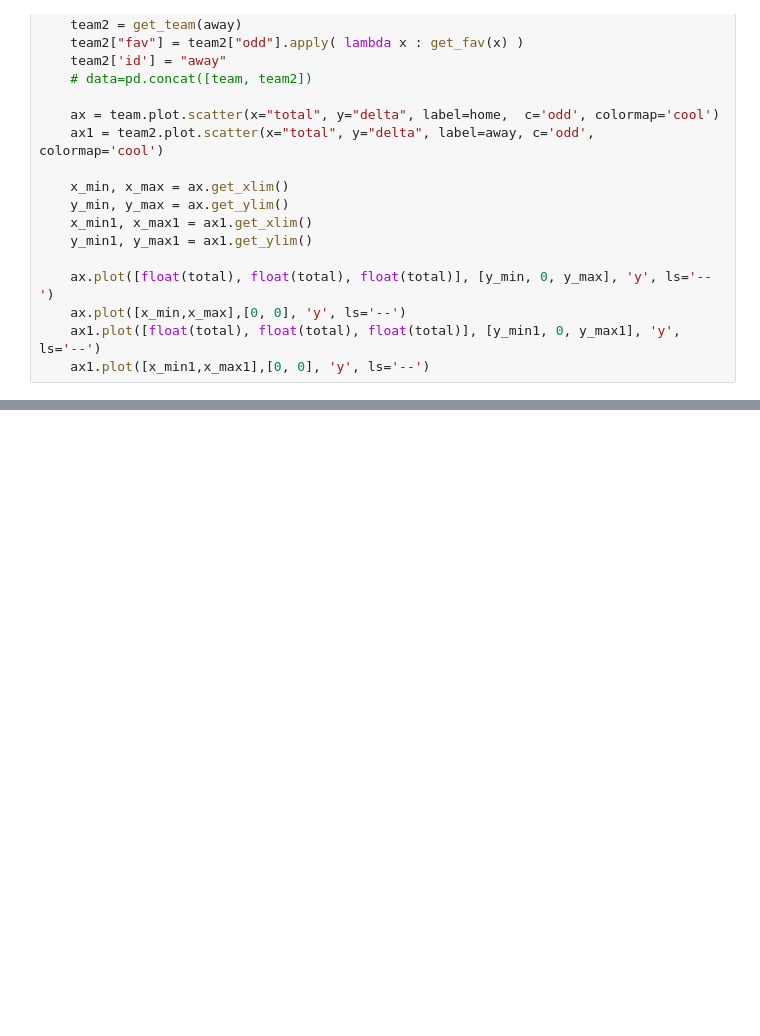
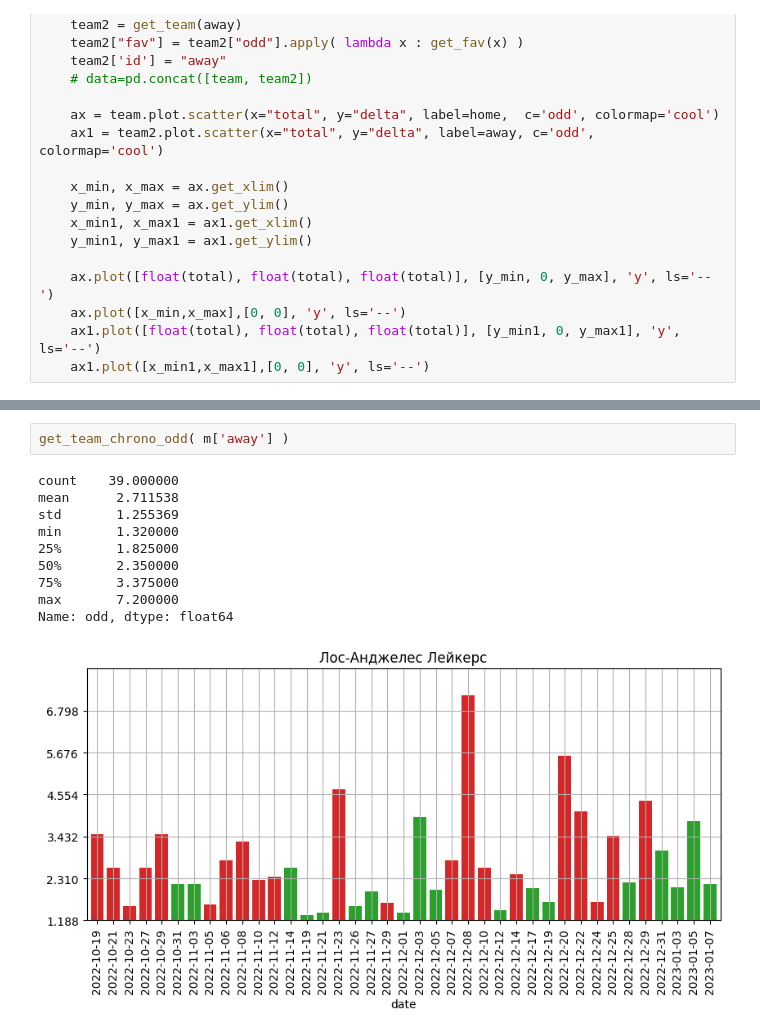
Before and after one commit to glahiator/basket_total, a Jupyter notebook: analyze.ipynb, the cells around one changed output, grey strips where cells are left out. Cells and saved outputs as stored; diff of their text form; blank space fills up the shorter version.

```diff
--- a/analyze.ipynb
+++ b/analyze.ipynb
@@ -141,0 +148,13 @@ get_team_chrono_delta1( "Бостон Селтикс", 0 )
+# %%
+get_team_chrono_odd( m['away'] )
+# %% [output]
+count    39.000000
+mean      2.711538
+std       1.255369
+min       1.320000
+25%       1.825000
+50%       2.350000
+75%       3.375000
+max       7.200000
+Name: odd, dtype: float64
+[figure, added]
```
Also changed, not shown: parts of 4 cells of this notebook.
